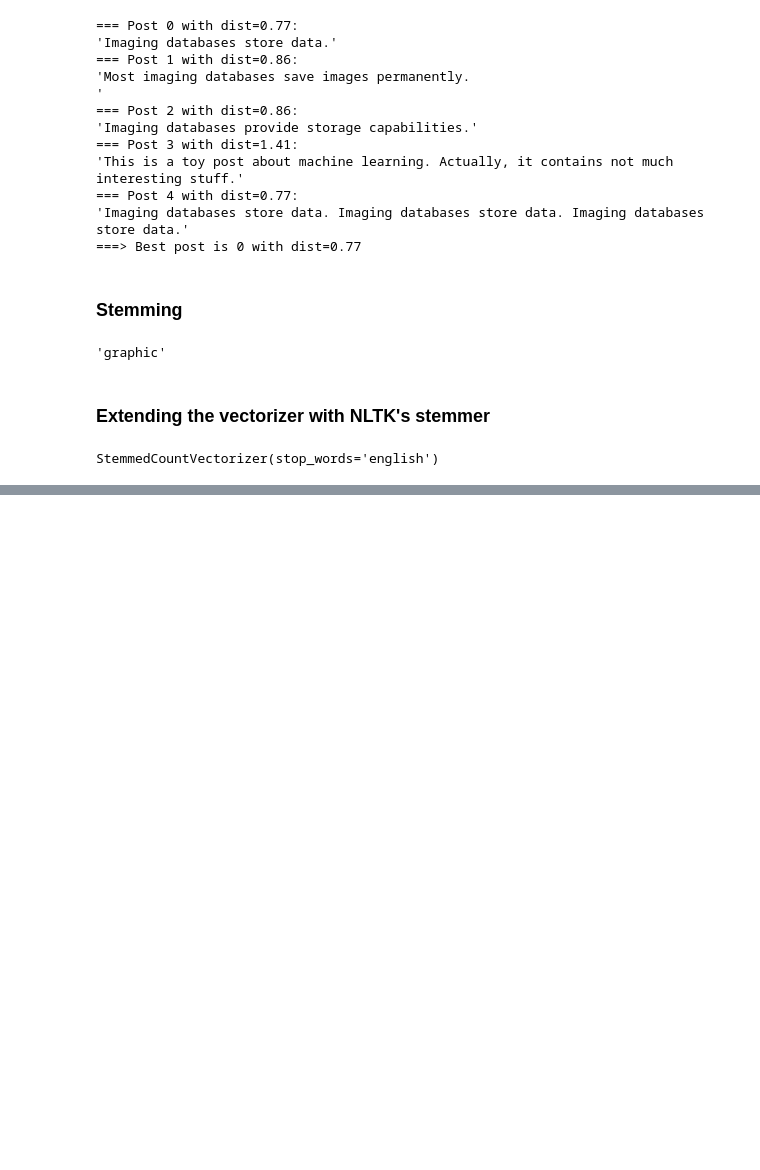
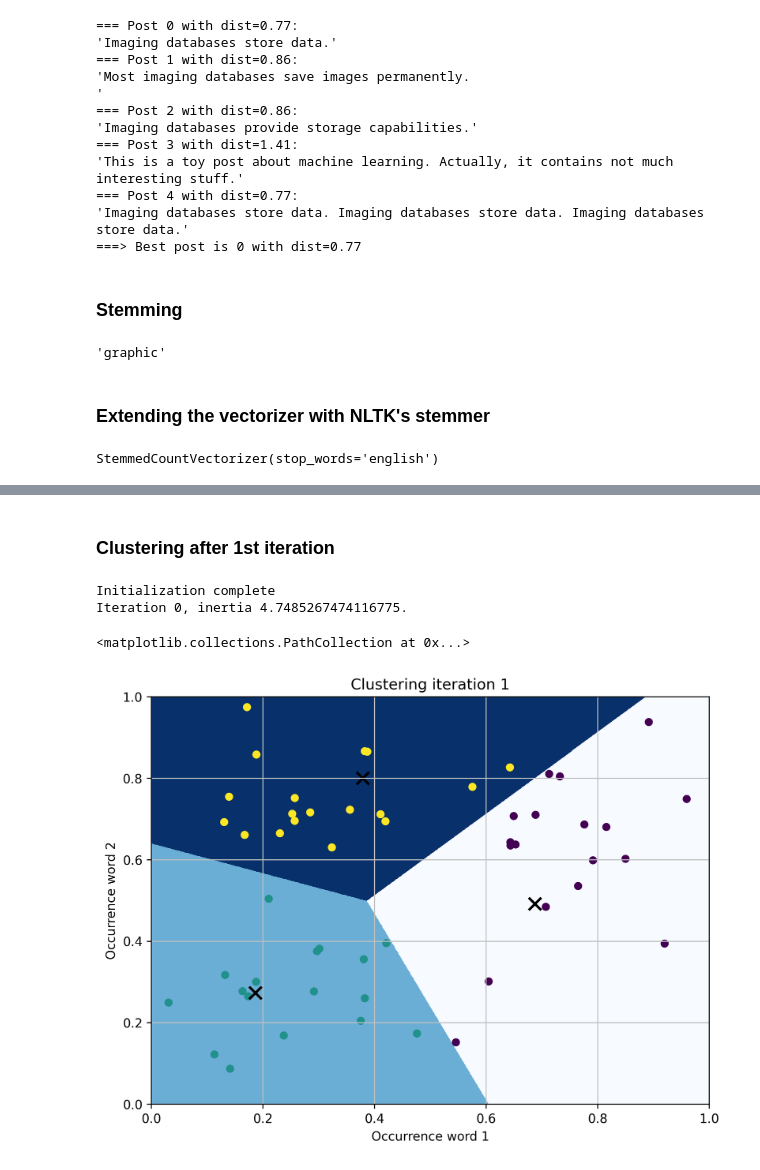
Before and after one commit to RamrajCh/COMP484-MachineLearning, a Jupyter notebook: Assign3/Assign3.ipynb, the cells around one changed output, grey strips where cells are left out. Drawn from its saved outputs; the diff is of its cells as text; code cells hidden in the pictures; blank space fills up the shorter version.

```diff
--- a/Assign3/Assign3.ipynb
+++ b/Assign3/Assign3.ipynb
@@ -225,0 +346,26 @@ print(vect_engl_stem.get_feature_names())
+# %% [markdown]
+### Clustering after 1st iteration
+# %%
+mx, my = np.meshgrid(np.arange(0, 1, 0.001), np.arange(0, 1, 0.001))
+
+km = KMeans(init='random', n_clusters=num_clusters, verbose=1,
+            n_init=1, max_iter=1,
+            random_state=seed)
+km.fit(np.array(list(zip(x, y))))
+
+Z = km.predict(np.c_[mx.ravel(), my.ravel()]).reshape(mx.shape)
+
+plot_clustering(x, y, "Clustering iteration 1", km=km)
+plt.imshow(Z, interpolation='nearest',
+           extent=(mx.min(), mx.max(), my.min(), my.max()),
+           cmap=plt.cm.Blues,
+           aspect='auto', origin='lower')
+
+c1a, c1b, c1c = km.cluster_centers_
+plt.scatter(km.cluster_centers_[:, 0], km.cluster_centers_[:, 1],
+              marker='x', linewidth=2, s=100, color='black')
+# %% [output]
+Initialization complete
+Iteration 0, inertia 4.7485267474116775.
+<matplotlib.collections.PathCollection at 0x...>
+[figure, added]
```
Also changed, not shown: parts of 34 cells of this notebook.
